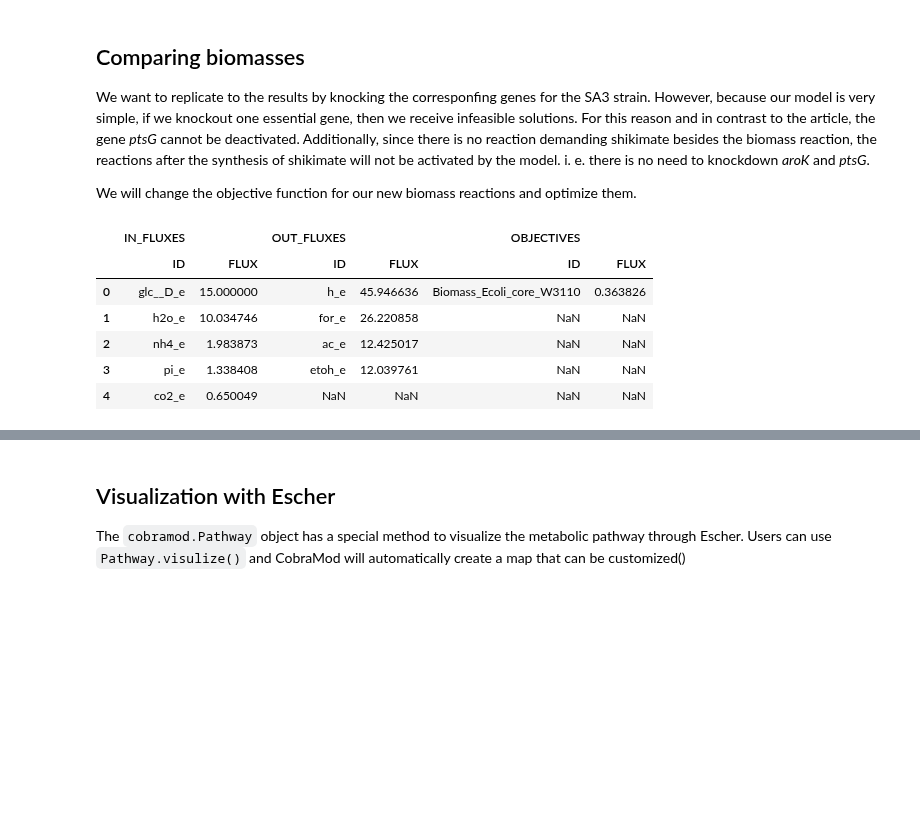
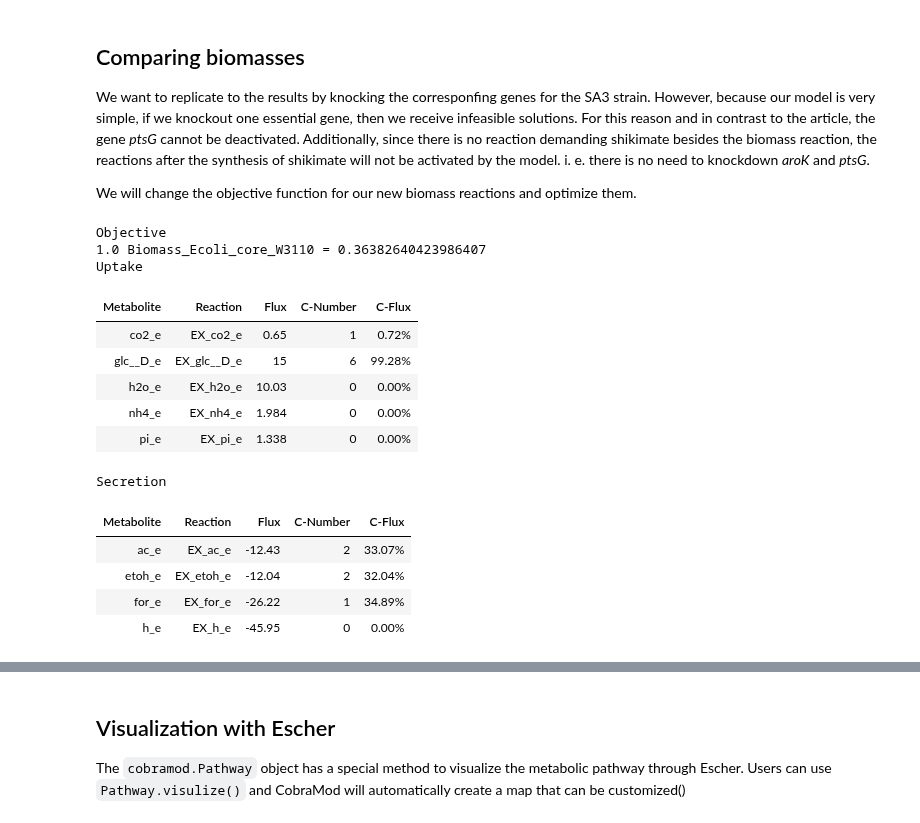
Before and after one commit to Toepfer-Lab/cobramod, a Jupyter notebook: docs/source/shikimate.ipynb, the cells around one changed output, grey strips where cells are left out. Drawn from its saved outputs; the diff is of its cells as text; code cells hidden in the pictures; blank space fills up the shorter version.

```diff
--- a/docs/source/shikimate.ipynb
+++ b/docs/source/shikimate.ipynb
@@ -293,17 +282,25 @@ We will change the objective function for our new biomass reactions and optimize
 # %%
 # Wild type
 model.objective = "Biomass_Ecoli_core_W3110"
 
 solution_W3110 = model.optimize()
-model.summary(solution=solution_W3110, threshold=0.0000001)
+model.summary(solution=solution_W3110)
 # %% [output]
+Objective
+1.0 Biomass_Ecoli_core_W3110 = 0.36382640423986407
+Uptake
-|  | IN_FLUXES |  | OUT_FLUXES |  | OBJECTIVES |  |
-|  | ID | FLUX | ID | FLUX | ID | FLUX |
-| 0 | glc__D_e | 15.000000 | h_e | 45.946636 | Biomass_Ecoli_core_W3110 | 0.363826 |
-| 1 | h2o_e | 10.034746 | for_e | 26.220858 | NaN | NaN |
-| 2 | nh4_e | 1.983873 | ac_e | 12.425017 | NaN | NaN |
-| 3 | pi_e | 1.338408 | etoh_e | 12.039761 | NaN | NaN |
-| 4 | co2_e | 0.650049 | NaN | NaN | NaN | NaN |
+| Metabolite | Reaction | Flux | C-Number | C-Flux |
+| co2_e | EX_co2_e | 0.65 | 1 | 0.72% |
+| glc__D_e | EX_glc__D_e | 15 | 6 | 99.28% |
+| h2o_e | EX_h2o_e | 10.03 | 0 | 0.00% |
+| nh4_e | EX_nh4_e | 1.984 | 0 | 0.00% |
+| pi_e | EX_pi_e | 1.338 | 0 | 0.00% |
+Secretion
+| Metabolite | Reaction | Flux | C-Number | C-Flux |
+| ac_e | EX_ac_e | -12.43 | 2 | 33.07% |
+| etoh_e | EX_etoh_e | -12.04 | 2 | 32.04% |
+| for_e | EX_for_e | -26.22 | 1 | 34.89% |
+| h_e | EX_h_e | -45.95 | 0 | 0.00% |
 # %%
 # SA1 strain
 model.objective = "Biomass_Ecoli_core_SA3"
```
Also changed, not shown: parts of 5 cells of this notebook, 5 other files.
